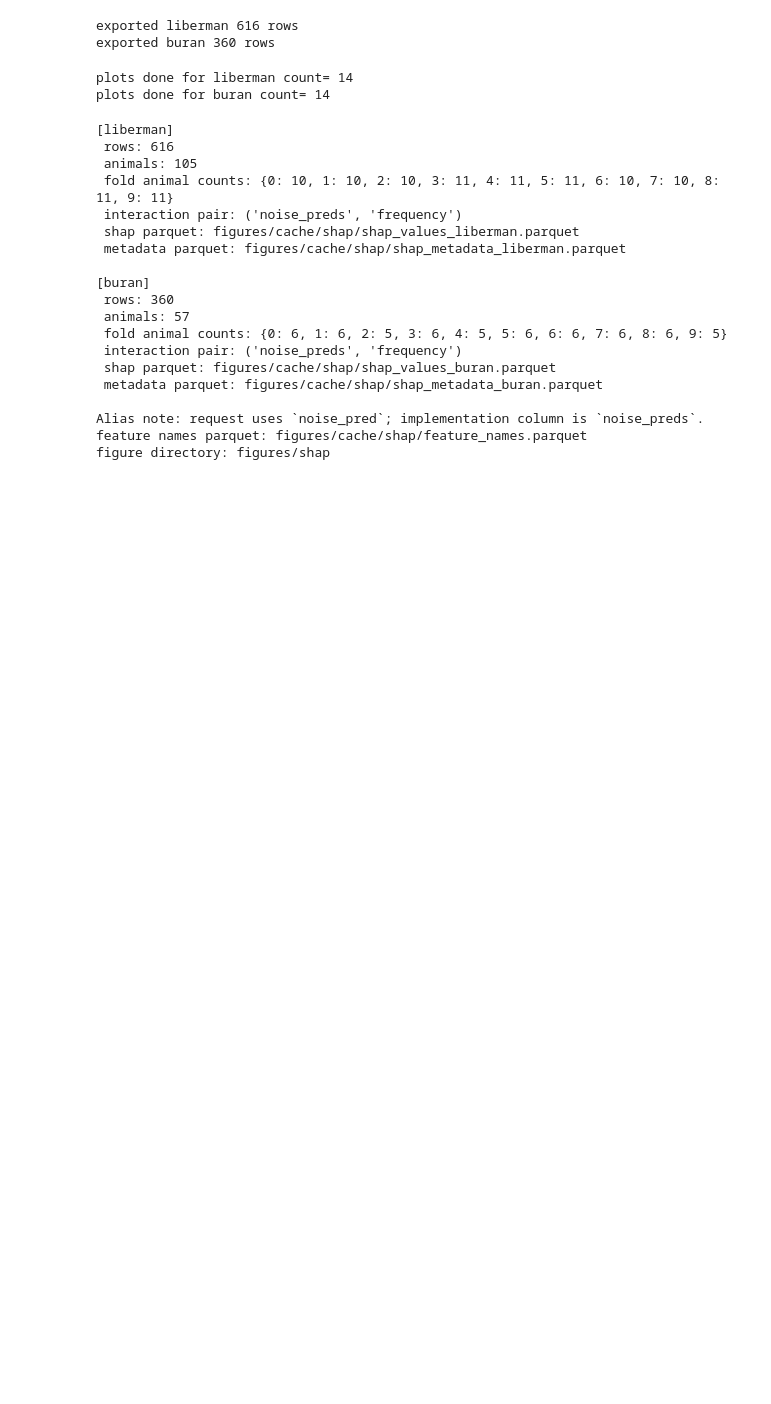
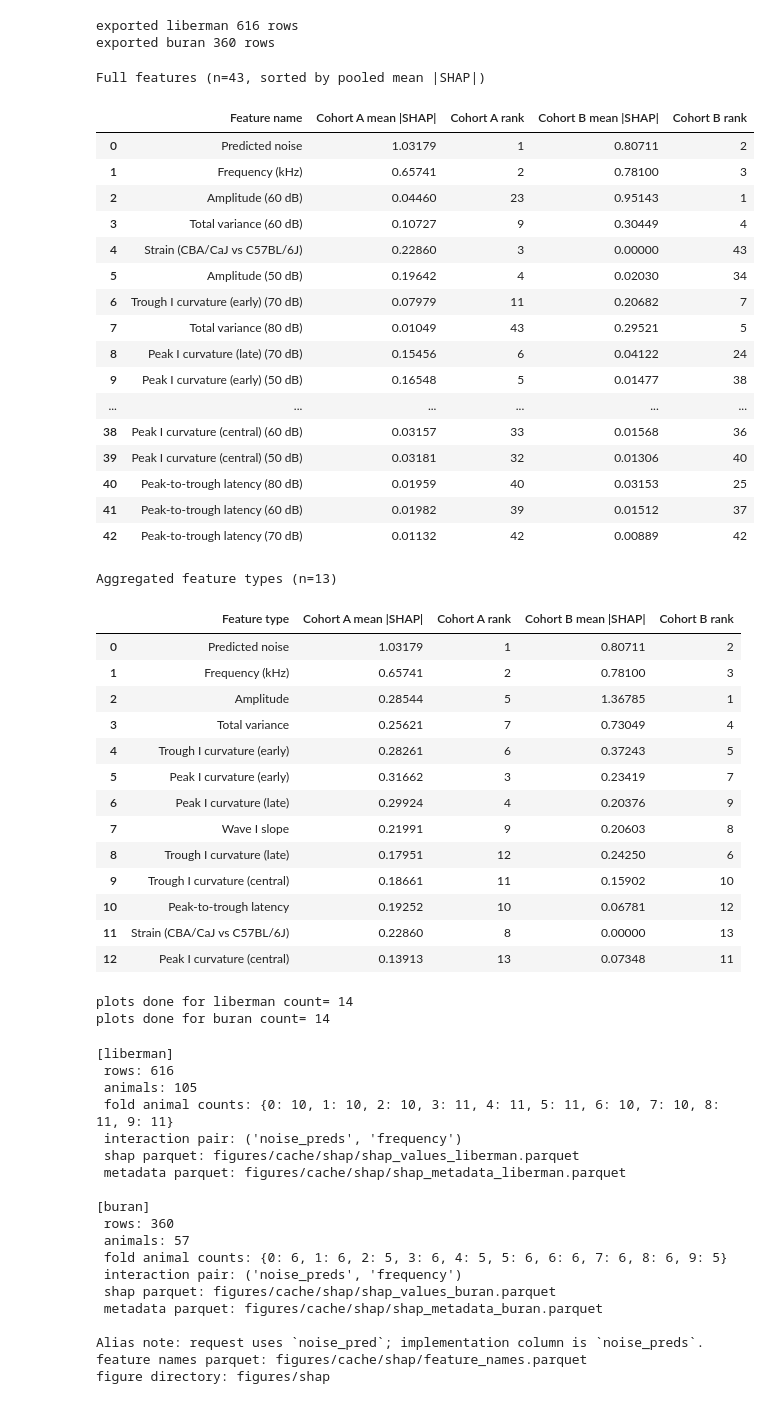
Before and after one commit to vuhcl/ABR2synapse, a Jupyter notebook: abr_stage2_xgb_shap.ipynb, the cells around one changed output. Drawn from its saved outputs; the diff is of its cells as text; code cells hidden in the pictures; blank space fills up the shorter version.

Commit message:
notebooks: update MLP and XGB SHAP analysis notebooks
PR 40 in the Vu split series (27+). Single-commit review slice.

```diff
--- a/abr_stage2_xgb_shap.ipynb
+++ b/abr_stage2_xgb_shap.ipynb
@@ -559,6 +561,83 @@ for cohort_slug, payload in cohort_outputs.items():
 # %% [output]
 exported liberman 616 rows
 exported buran 360 rows
+# %%
+from utils.stage2_xgb_shap import (
+    aggregated_feature_type_comparison_table,
+    full_feature_comparison_table,
+)
+
+FULL_DISPLAY_COLS = {
+    "feature_label": "Feature name",
+    "cohort_a_mean_abs_shap": "Cohort A mean |SHAP|",
+    "cohort_a_rank": "Cohort A rank",
+    "cohort_b_mean_abs_shap": "Cohort B mean |SHAP|",
+    "cohort_b_rank": "Cohort B rank",
+}
+AGG_DISPLAY_COLS = {
+    "feature_type_label": "Feature type",
+    "cohort_a_mean_abs_shap": "Cohort A mean |SHAP|",
+    "cohort_a_rank": "Cohort A rank",
+    "cohort_b_mean_abs_shap": "Cohort B mean |SHAP|",
+    "cohort_b_rank": "Cohort B rank",
+}
+
+full_tbl = full_feature_comparison_table(cohort_outputs, feature_names_df)
+agg_tbl = aggregated_feature_type_comparison_table(
+    cohort_outputs, feature_names_df
+)
+
+assert len(full_tbl) >= 42
+assert full_tbl["cohort_a_rank"].between(1, len(full_tbl)).all()
+assert full_tbl["cohort_b_rank"].between(1, len(full_tbl)).all()
+
+
+def _format_display(tbl, col_map):
+    out = tbl[list(col_map)].rename(columns=col_map).copy()
+    for c in ("Cohort A mean |SHAP|", "Cohort B mean |SHAP|"):
+        out[c] = out[c].map("{:.5f}".format)
+    return out
+
+
+print(f"Full features (n={len(full_tbl)}, sorted by pooled mean |SHAP|)")
+display(_format_display(full_tbl, FULL_DISPLAY_COLS))
+
+print(f"Aggregated feature types (n={len(agg_tbl)})")
+display(_format_display(agg_tbl, AGG_DISPLAY_COLS))
+# %% [output]
+Full features (n=43, sorted by pooled mean |SHAP|)
+|  | Feature name | Cohort A mean |SHAP| | Cohort A rank | Cohort B mean |SHAP| | Cohort B rank |
+| 0 | Predicted noise | 1.03179 | 1 | 0.80711 | 2 |
+| 1 | Frequency (kHz) | 0.65741 | 2 | 0.78100 | 3 |
+| 2 | Amplitude (60 dB) | 0.04460 | 23 | 0.95143 | 1 |
+| 3 | Total variance (60 dB) | 0.10727 | 9 | 0.30449 | 4 |
+| 4 | Strain (CBA/CaJ vs C57BL/6J) | 0.22860 | 3 | 0.00000 | 43 |
+| 5 | Amplitude (50 dB) | 0.19642 | 4 | 0.02030 | 34 |
+| 6 | Trough I curvature (early) (70 dB) | 0.07979 | 11 | 0.20682 | 7 |
+| 7 | Total variance (80 dB) | 0.01049 | 43 | 0.29521 | 5 |
+| 8 | Peak I curvature (late) (70 dB) | 0.15456 | 6 | 0.04122 | 24 |
+| 9 | Peak I curvature (early) (50 dB) | 0.16548 | 5 | 0.01477 | 38 |
+| ... | ... | ... | ... | ... | ... |
+| 38 | Peak I curvature (central) (60 dB) | 0.03157 | 33 | 0.01568 | 36 |
+| 39 | Peak I curvature (central) (50 dB) | 0.03181 | 32 | 0.01306 | 40 |
+| 40 | Peak-to-trough latency (80 dB) | 0.01959 | 40 | 0.03153 | 25 |
+| 41 | Peak-to-trough latency (60 dB) | 0.01982 | 39 | 0.01512 | 37 |
+| 42 | Peak-to-trough latency (70 dB) | 0.01132 | 42 | 0.00889 | 42 |
+Aggregated feature types (n=13)
+|  | Feature type | Cohort A mean |SHAP| | Cohort A rank | Cohort B mean |SHAP| | Cohort B rank |
+| 0 | Predicted noise | 1.03179 | 1 | 0.80711 | 2 |
+| 1 | Frequency (kHz) | 0.65741 | 2 | 0.78100 | 3 |
+| 2 | Amplitude | 0.28544 | 5 | 1.36785 | 1 |
+| 3 | Total variance | 0.25621 | 7 | 0.73049 | 4 |
+| 4 | Trough I curvature (early) | 0.28261 | 6 | 0.37243 | 5 |
+| 5 | Peak I curvature (early) | 0.31662 | 3 | 0.23419 | 7 |
+| 6 | Peak I curvature (late) | 0.29924 | 4 | 0.20376 | 9 |
+| 7 | Wave I slope | 0.21991 | 9 | 0.20603 | 8 |
+| 8 | Trough I curvature (late) | 0.17951 | 12 | 0.24250 | 6 |
+| 9 | Trough I curvature (central) | 0.18661 | 11 | 0.15902 | 10 |
+| 10 | Peak-to-trough latency | 0.19252 | 10 | 0.06781 | 12 |
+| 11 | Strain (CBA/CaJ vs C57BL/6J) | 0.22860 | 8 | 0.00000 | 13 |
+| 12 | Peak I curvature (central) | 0.13913 | 13 | 0.07348 | 11 |
 # %%
 # Part 3: plotting
 
```
Also changed, not shown: parts of 5 cells of this notebook, 1 other file.
